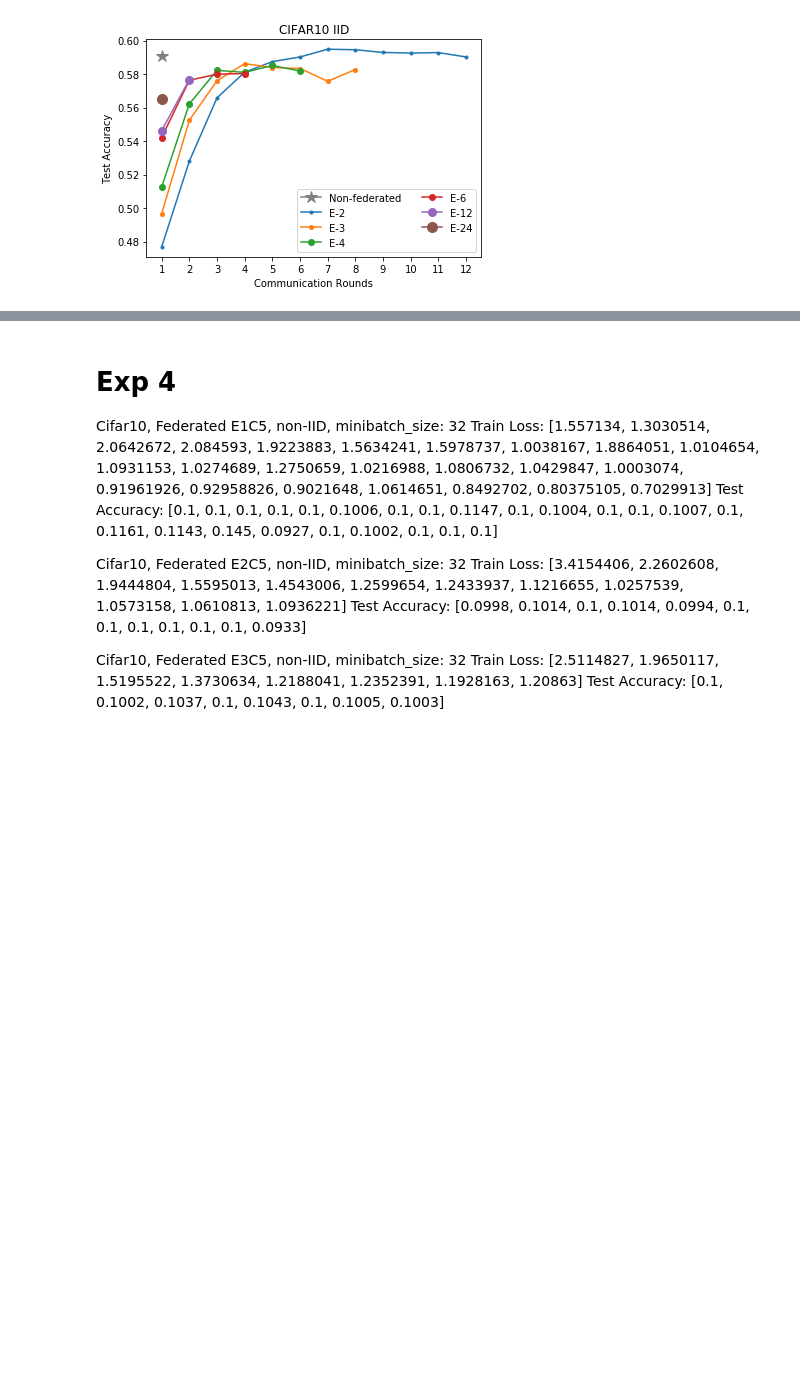
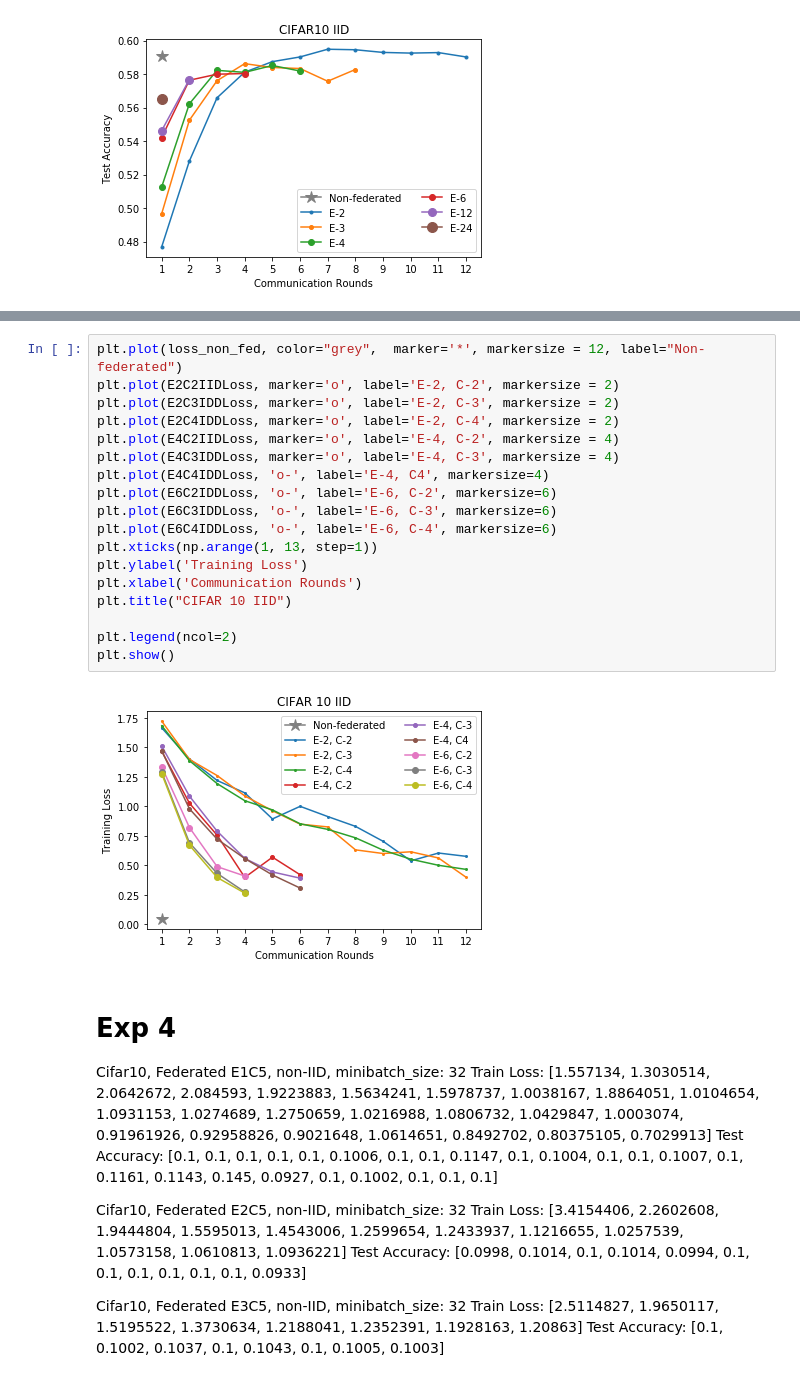
Before and after one commit to abogdanova/FedMed, a Jupyter notebook: Figures.ipynb, the cells around one changed output, grey strips where cells are left out. Drawn from its saved outputs; the diff is of its cells as text; blank space fills up the shorter version.

```diff
--- a/Figures.ipynb
+++ b/Figures.ipynb
@@ -171,3 +185,23 @@ Test Accuracy: [0.5402, 0.5618, 0.568, 0.5697]
+# %%
+plt.plot(loss_non_fed, color="grey",  marker='*', markersize = 12, label="Non-federated")
+plt.plot(E2C2IIDLoss, marker='o', label='E-2, C-2', markersize = 2)
+plt.plot(E2C3IDDLoss, marker='o', label='E-2, C-3', markersize = 2)
+plt.plot(E2C4IDDLoss, marker='o', label='E-2, C-4', markersize = 2)
+plt.plot(E4C2IIDLoss, marker='o', label='E-4, C-2', markersize = 4)
+plt.plot(E4C3IDDLoss, marker='o', label='E-4, C-3', markersize = 4)
+plt.plot(E4C4IDDLoss, 'o-', label='E-4, C4', markersize=4)
+plt.plot(E6C2IDDLoss, 'o-', label='E-6, C-2', markersize=6)
+plt.plot(E6C3IDDLoss, 'o-', label='E-6, C-3', markersize=6)
+plt.plot(E6C4IDDLoss, 'o-', label='E-6, C-4', markersize=6)
+plt.xticks(np.arange(1, 13, step=1))
+plt.ylabel('Training Loss')
+plt.xlabel('Communication Rounds')
+plt.title("CIFAR 10 IID")
+
+plt.legend(ncol=2)
+plt.show()
+# %% [output]
+[figure, added]
 # %% [markdown]
 # Exp 4
 
```
Also changed, not shown: parts of 3 cells of this notebook, 10 other files.
